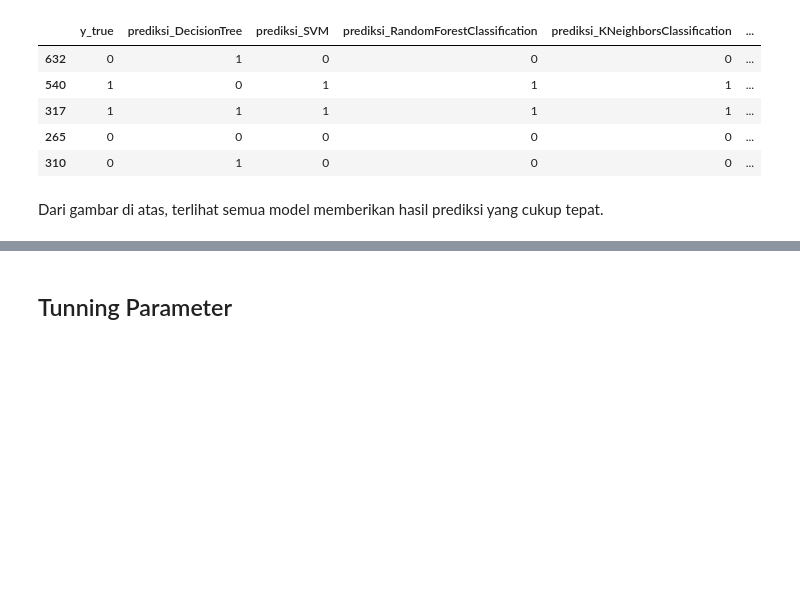
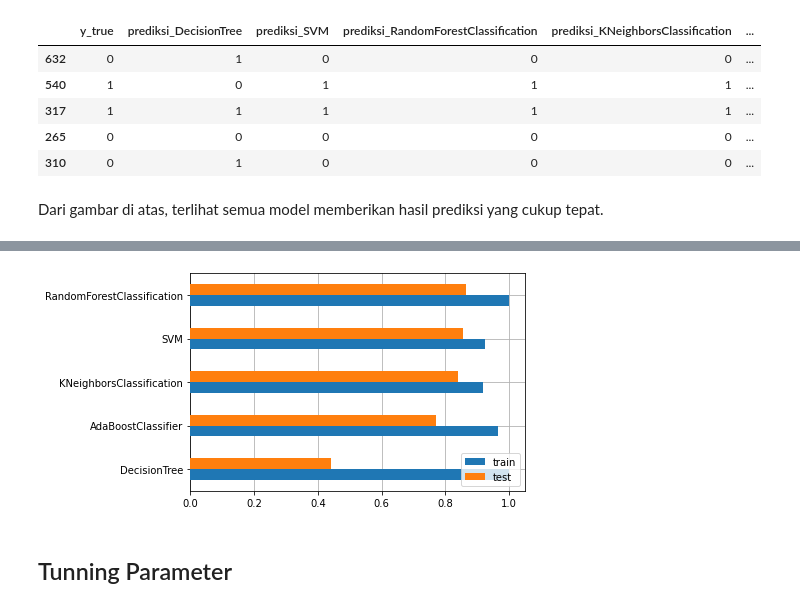
Before and after one commit to dan-dia/project-capstone-team-csd-134, a Jupyter notebook: model/Project_Capstone_134.ipynb, the cells around one changed output, grey strips where cells are left out. Drawn from its saved outputs; the diff is of its cells as text; code cells hidden in the pictures; blank space fills up the shorter version.

Commit message:
Menambahkan score pada setiap model

```diff
--- a/model/Project_Capstone_134.ipynb
+++ b/model/Project_Capstone_134.ipynb
@@ -413,3 +413,11 @@ pd.DataFrame(pred_dict)
 | 310 | 0 | 1 | 0 | 0 | 0 | ... |
 # %% [markdown]
 Dari gambar di atas, terlihat semua model memberikan hasil prediksi yang cukup tepat.
+# %%
+score = pd.DataFrame(columns=['train', 'test'], index=['DecisionTree', 'SVM', 'RandomForestClassification', 'KNeighborsClassification', 'AdaBoostClassifier'])
+model_dict = {'DecisionTree': decisiontree, 'SVM': svm, 'RandomForestClassification': rfc, 'KNeighborsClassification': knnc, 'AdaBoostClassifier':adaboost}
+for name, model in model_dict.items():
+    score.loc[name, 'train'] = model.score(X_train, y_train)
+    score.loc[name, 'test'] = model.score(X_test, y_test)
+
+score
@@ -416,2 +431,8 @@ Dari gambar di atas, terlihat semua model memberikan hasil prediksi yang cukup t
+# %%
+fig, ax = plt.subplots()
+score.sort_values(by='test').plot(kind='barh', ax=ax, zorder=3)
+ax.grid(zorder=0)
+# %% [output]
+[figure, added]
 # %% [markdown]
 ## Tunning Parameter
```
Also changed, not shown: parts of 15 cells of this notebook, 1 other file.
